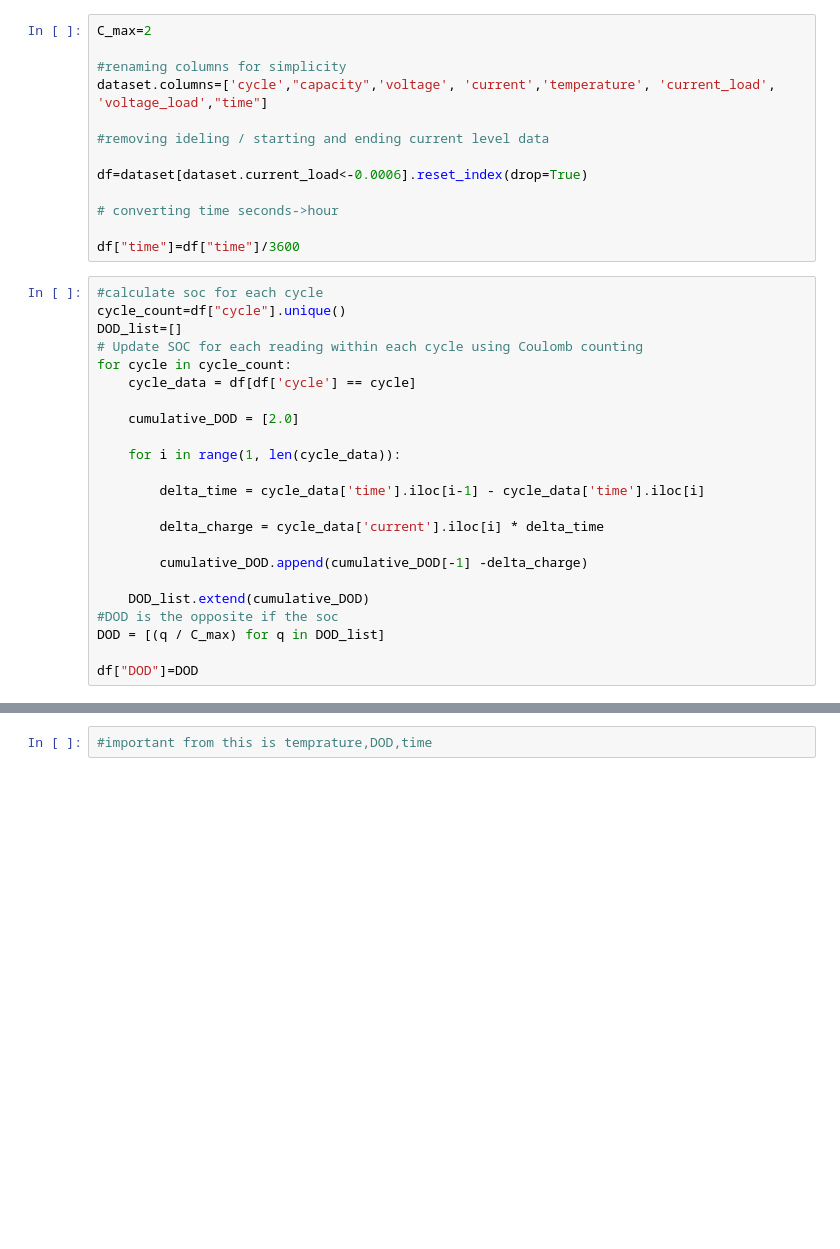
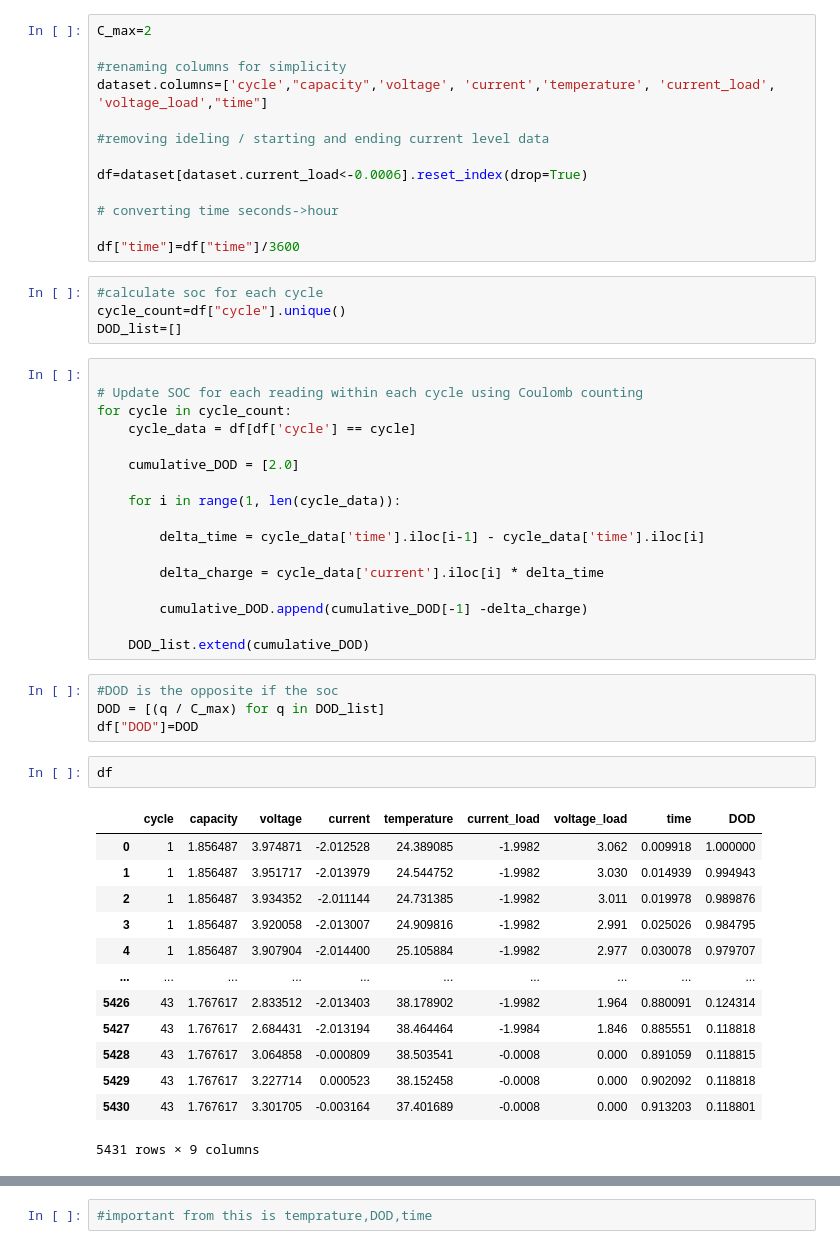
Before and after one commit to Tarakesh-sampath/DOD-Estimation-Of-Battery, a Jupyter notebook: Feature_testing.ipynb, the cells around one changed output, grey strips where cells are left out. Saved outputs shown, nothing was run; the diff lists cells and outputs as text; blank space fills up the shorter version.

```diff
--- a/Feature_testing.ipynb
+++ b/Feature_testing.ipynb
@@ -20,10 +20,12 @@ df=dataset[dataset.current_load<-0.0006].reset_index(drop=True)
 # converting time seconds->hour
 
 df["time"]=df["time"]/3600
+# %%
+#calculate soc for each cycle
+cycle_count=df["cycle"].unique()
+DOD_list=[]
 # %%
-#calculate soc for each cycle
-cycle_count=df["cycle"].unique()
-DOD_list=[]
+
 # Update SOC for each reading within each cycle using Coulomb counting
 for cycle in cycle_count:
     cycle_data = df[df['cycle'] == cycle]
@@ -39,10 +41,26 @@ for cycle in cycle_count:
         cumulative_DOD.append(cumulative_DOD[-1] -delta_charge)
 
     DOD_list.extend(cumulative_DOD)
-#DOD is the opposite if the soc
-DOD = [(q / C_max) for q in DOD_list]
-
-df["DOD"]=DOD
+# %%
+#DOD is the opposite if the soc
+DOD = [(q / C_max) for q in DOD_list]
+df["DOD"]=DOD
+# %%
+df
+# %% [output]
+|  | cycle | capacity | voltage | current | temperature | current_load | voltage_load | time | DOD |
+| 0 | 1 | 1.856487 | 3.974871 | -2.012528 | 24.389085 | -1.9982 | 3.062 | 0.009918 | 1.000000 |
+| 1 | 1 | 1.856487 | 3.951717 | -2.013979 | 24.544752 | -1.9982 | 3.030 | 0.014939 | 0.994943 |
+| 2 | 1 | 1.856487 | 3.934352 | -2.011144 | 24.731385 | -1.9982 | 3.011 | 0.019978 | 0.989876 |
+| 3 | 1 | 1.856487 | 3.920058 | -2.013007 | 24.909816 | -1.9982 | 2.991 | 0.025026 | 0.984795 |
+| 4 | 1 | 1.856487 | 3.907904 | -2.014400 | 25.105884 | -1.9982 | 2.977 | 0.030078 | 0.979707 |
+| ... | ... | ... | ... | ... | ... | ... | ... | ... | ... |
+| 5426 | 43 | 1.767617 | 2.833512 | -2.013403 | 38.178902 | -1.9982 | 1.964 | 0.880091 | 0.124314 |
+| 5427 | 43 | 1.767617 | 2.684431 | -2.013194 | 38.464464 | -1.9984 | 1.846 | 0.885551 | 0.118818 |
+| 5428 | 43 | 1.767617 | 3.064858 | -0.000809 | 38.503541 | -0.0008 | 0.000 | 0.891059 | 0.118815 |
+| 5429 | 43 | 1.767617 | 3.227714 | 0.000523 | 38.152458 | -0.0008 | 0.000 | 0.902092 | 0.118818 |
+| 5430 | 43 | 1.767617 | 3.301705 | -0.003164 | 37.401689 | -0.0008 | 0.000 | 0.913203 | 0.118801 |
+5431 rows × 9 columns
 # %%
 cor = df.corr()
 plt.figure(figsize=(10,6))  #select value out of range(0.05,-0.05)
```
Also changed, not shown: parts of 3 cells of this notebook.
